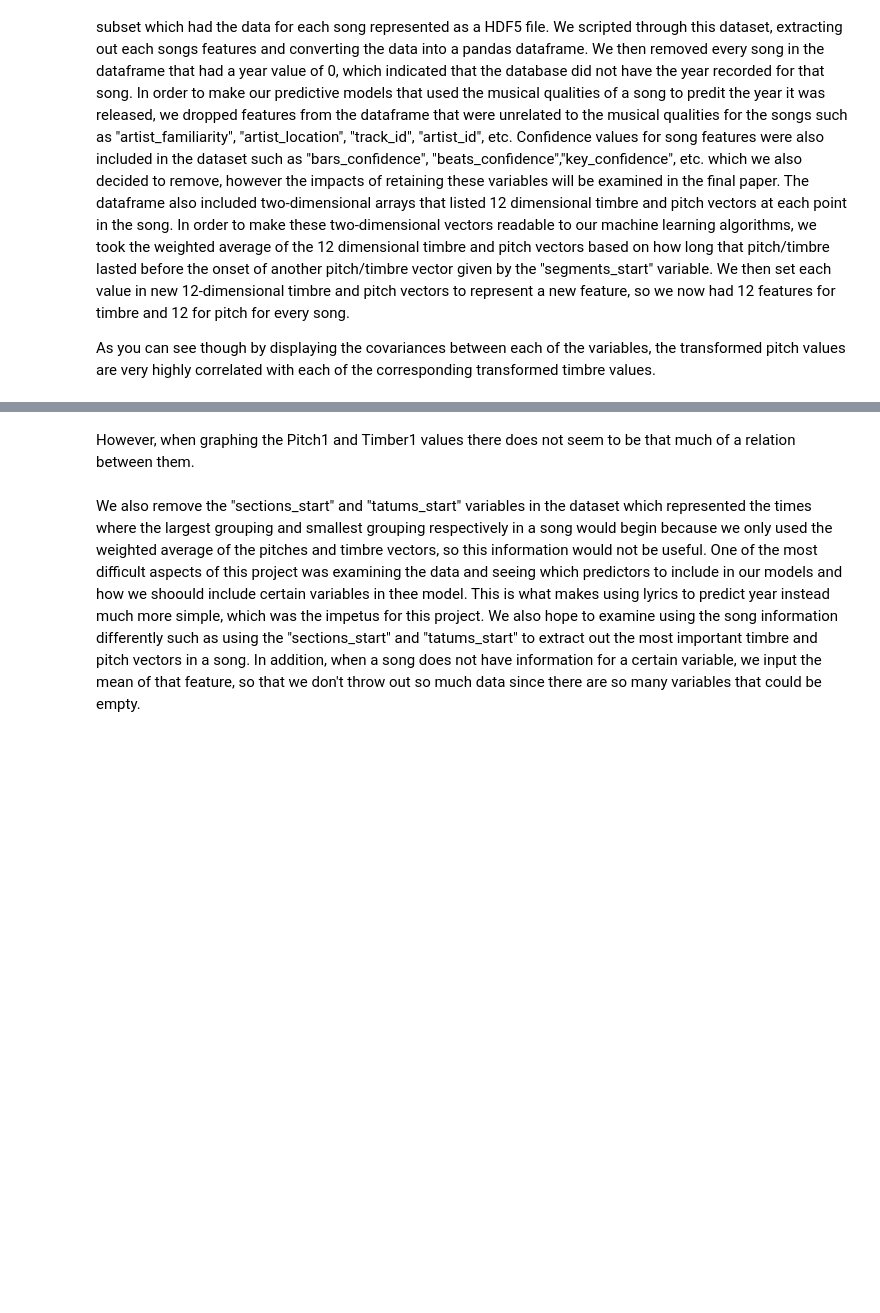
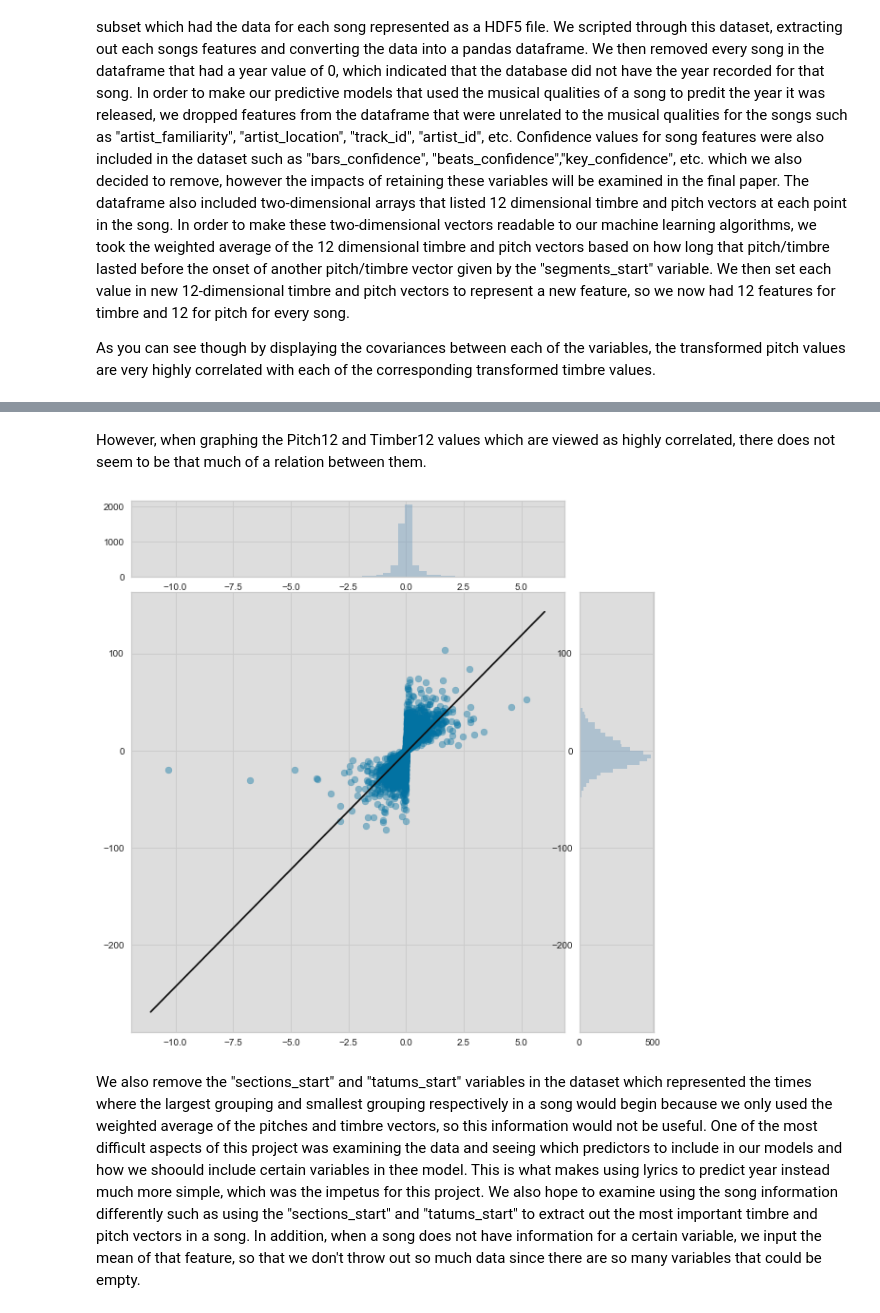
Before and after one commit to tanishqkancharla/10701SongProject, a Jupyter notebook: 10-701-Final-Project/Data Models.ipynb, the cells around one changed output, grey strips where cells are left out. Saved outputs shown, nothing was run; the diff lists cells and outputs as text; code cells hidden in the pictures; blank space fills up the shorter version.

```diff
--- a/10-701-Final-Project/Data Models.ipynb
+++ b/10-701-Final-Project/Data Models.ipynb
@@ -168,13 +133,15 @@ visualizer.poof()
 # %% [markdown]
-However, when graphing the Pitch1 and Timber1 values there does not seem to be that much of a relation between them.
+However, when graphing the Pitch12 and Timber12 values which are viewed as highly correlated, there does not seem to be that much of a relation between them.
 # %%
 ###################### More Covariance Analysis Between Pitch1 and Timber1 ########################
 
 from yellowbrick.features import JointPlotVisualizer
 
 visualizer = JointPlotVisualizer(feature='Tim1', target='Pitch1')
-visualizer.fit(x['Tim1'], x['Pitch1'])
+visualizer.fit(x['Tim12'], x['Pitch12'])
 visualizer.poof()
+# %% [output]
+[figure, added]
 # %% [markdown]
 We also remove the "sections_start" and "tatums_start" variables in the dataset which represented the times where the largest grouping and smallest grouping respectively in a song would begin because we only used the weighted average of the pitches and timbre vectors, so this information would not be useful. One of the most difficult aspects of this project was examining the data and seeing which predictors to include in our models and how we shoould include certain variables in thee model. This is what makes using lyrics to predict year instead much more simple, which was the impetus for this project. We also hope to examine using the song information differently such as using the "sections_start" and "tatums_start" to extract out the most important timbre and pitch vectors in a song. In addition, when a song does not have information for a certain variable, we input the mean of that feature, so that we don't throw out so much data since there are so many variables that could be empty.
 # %% [markdown]
```
Also changed, not shown: parts of 31 cells of this notebook.
